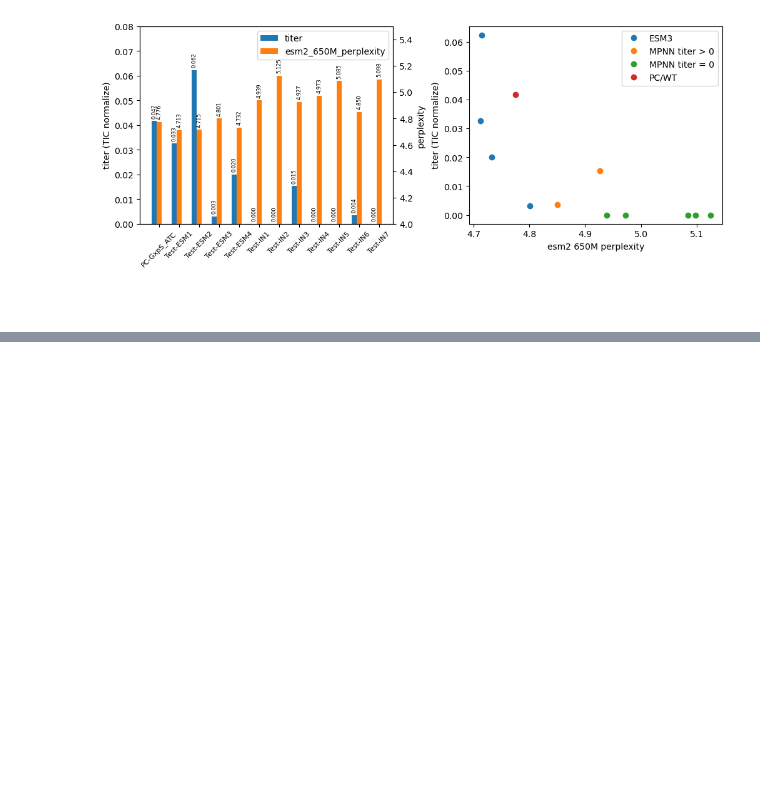
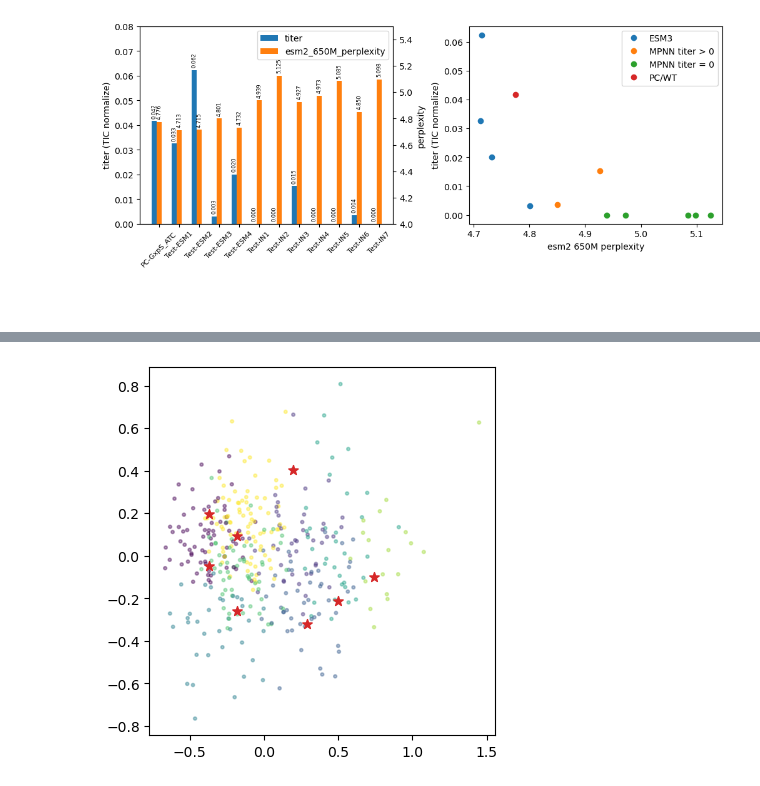
Before and after one commit to kevingeo11/DomainPrediction, a Jupyter notebook: src/notebooks/round_2_work.ipynb, the cells around one changed output, grey strips where cells are left out. Drawn from its saved outputs; the diff is of its cells as text; code cells hidden in the pictures; blank space fills up the shorter version.

```diff
--- a/src/notebooks/round_2_work.ipynb
+++ b/src/notebooks/round_2_work.ipynb
@@ -221,0 +597,11 @@ plt.show()
+# %%
+pca = PCA(n_components=2)
+
+fig, ax = plt.subplots(1,1, figsize=(4,4), layout="constrained")
+reduced_embeddings = pca.fit_transform(esm3_embeddings)
+ax.scatter(reduced_embeddings[:, 0], reduced_embeddings[:, 1], s=5, c=esm3_meta['cluster_id'], alpha=0.4)
+mask = esm3_meta.index.isin(esm3_selected)
+ax.scatter(reduced_embeddings[mask, 0], reduced_embeddings[mask, 1], s=50, c='tab:red', marker='*')
+plt.show()
+# %% [output]
+[figure, added]
```
Also changed, not shown: parts of 63 cells of this notebook, 10 other files.
